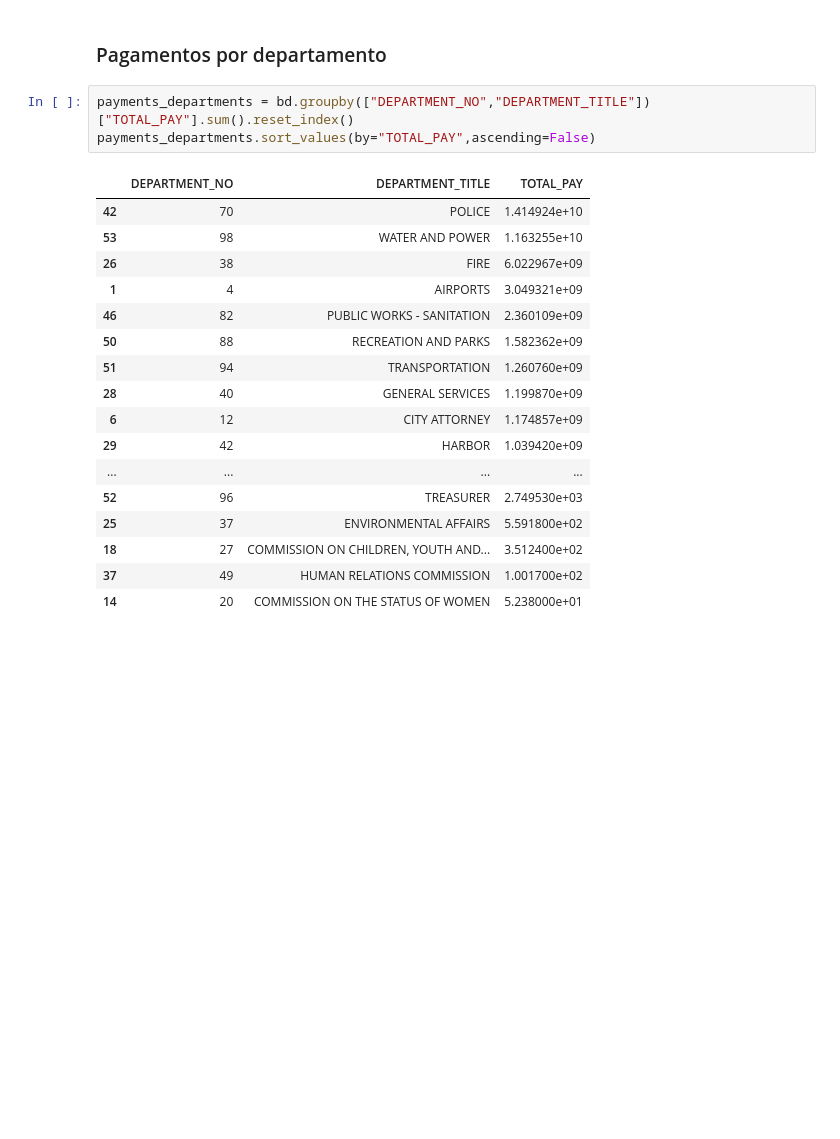
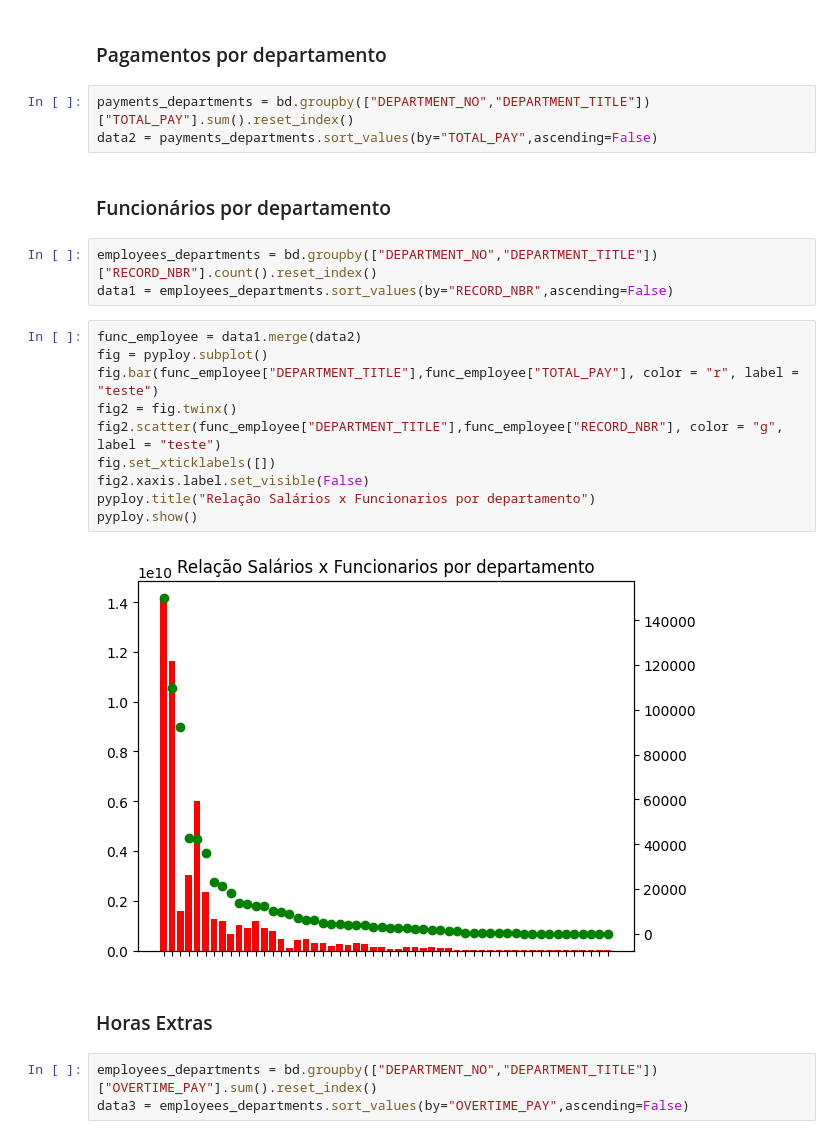
Before and after one commit to HugoCSouza/HUGO_SOUZA_DDF_TECH_072024, a Jupyter notebook: src/notebooks/eda.ipynb, the cells around one changed output. Saved outputs shown, nothing was run; the diff lists cells and outputs as text; blank space fills up the shorter version.

```diff
--- a/src/notebooks/eda.ipynb
+++ b/src/notebooks/eda.ipynb
@@ -457,22 +444,26 @@ filter[filter["JOB_STATUS"] == "NOT_ACTIVE"]
 ### Pagamentos por departamento
 # %%
 payments_departments = bd.groupby(["DEPARTMENT_NO","DEPARTMENT_TITLE"])["TOTAL_PAY"].sum().reset_index()
-payments_departments.sort_values(by="TOTAL_PAY",ascending=False)
+data2 = payments_departments.sort_values(by="TOTAL_PAY",ascending=False)
-# %% [output]
-|  | DEPARTMENT_NO | DEPARTMENT_TITLE | TOTAL_PAY |
-| 42 | 70 | POLICE | 1.414924e+10 |
-| 53 | 98 | WATER AND POWER | 1.163255e+10 |
-| 26 | 38 | FIRE | 6.022967e+09 |
-| 1 | 4 | AIRPORTS | 3.049321e+09 |
-| 46 | 82 | PUBLIC WORKS - SANITATION | 2.360109e+09 |
-| 50 | 88 | RECREATION AND PARKS | 1.582362e+09 |
-| 51 | 94 | TRANSPORTATION | 1.260760e+09 |
-| 28 | 40 | GENERAL SERVICES | 1.199870e+09 |
-| 6 | 12 | CITY ATTORNEY | 1.174857e+09 |
-| 29 | 42 | HARBOR | 1.039420e+09 |
-| ... | ... | ... | ... |
-| 52 | 96 | TREASURER | 2.749530e+03 |
-| 25 | 37 | ENVIRONMENTAL AFFAIRS | 5.591800e+02 |
-| 18 | 27 | COMMISSION ON CHILDREN, YOUTH AND... | 3.512400e+02 |
-| 37 | 49 | HUMAN RELATIONS COMMISSION | 1.001700e+02 |
-| 14 | 20 | COMMISSION ON THE STATUS OF WOMEN | 5.238000e+01 |
+# %% [markdown]
+### Funcionários por departamento
+# %%
+employees_departments = bd.groupby(["DEPARTMENT_NO","DEPARTMENT_TITLE"])["RECORD_NBR"].count().reset_index()
+data1 = employees_departments.sort_values(by="RECORD_NBR",ascending=False)
+# %%
+func_employee = data1.merge(data2)
+fig = pyploy.subplot()
+fig.bar(func_employee["DEPARTMENT_TITLE"],func_employee["TOTAL_PAY"], color = "r", label = "teste")
+fig2 = fig.twinx()
+fig2.scatter(func_employee["DEPARTMENT_TITLE"],func_employee["RECORD_NBR"], color = "g", label = "teste")
+fig.set_xticklabels([])
+fig2.xaxis.label.set_visible(False)
+pyploy.title("Relação Salários x Funcionarios por departamento")
+pyploy.show()
+# %% [output]
+[figure, added]
+# %% [markdown]
+### Horas Extras
+# %%
+employees_departments = bd.groupby(["DEPARTMENT_NO","DEPARTMENT_TITLE"])["OVERTIME_PAY"].sum().reset_index()
+data3 = employees_departments.sort_values(by="OVERTIME_PAY",ascending=False)
```
Also changed, not shown: parts of 15 cells of this notebook, 1 other file.
